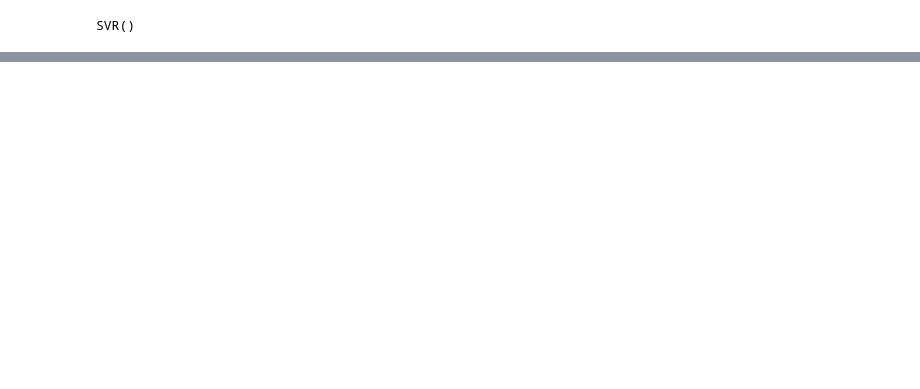
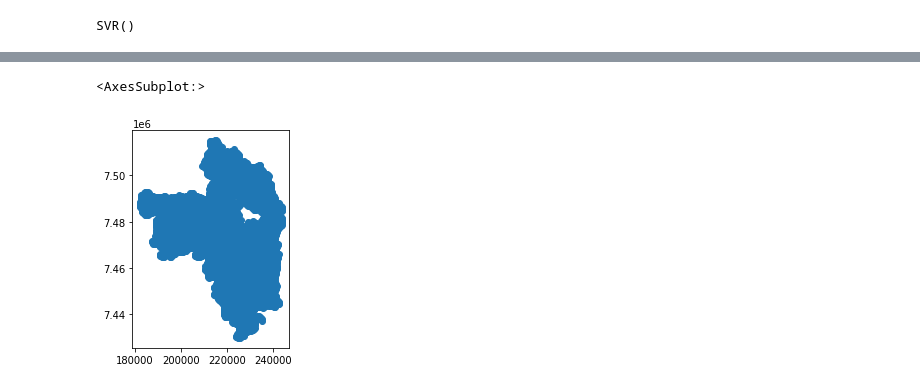
Before and after one commit to Livia-dias/Interpolate-carbono, a Jupyter notebook: svr.ipynb, the cells around one changed output, grey strips where cells are left out. Saved outputs shown, nothing was run; the diff lists cells and outputs as text; code cells hidden in the pictures; blank space fills up the shorter version.

```diff
--- a/svr.ipynb
+++ b/svr.ipynb
@@ -73 +125,7 @@ perimetro_pira_plot = gpd.GeoDataFrame(geometry = [Point(x, y) for x, y in all_d
+# %%
+mapa_gerado = gpd.GeoDataFrame(dataFrameGerado, geometry=gpd.points_from_xy(dataFrameGerado.X, dataFrameGerado.Y), crs = mapa_pira.crs)
+mapa_gerado.plot()
+# %% [output]
+<AxesSubplot:>
+[figure, added]
 # %%
```
Also changed, not shown: parts of 12 cells of this notebook.
